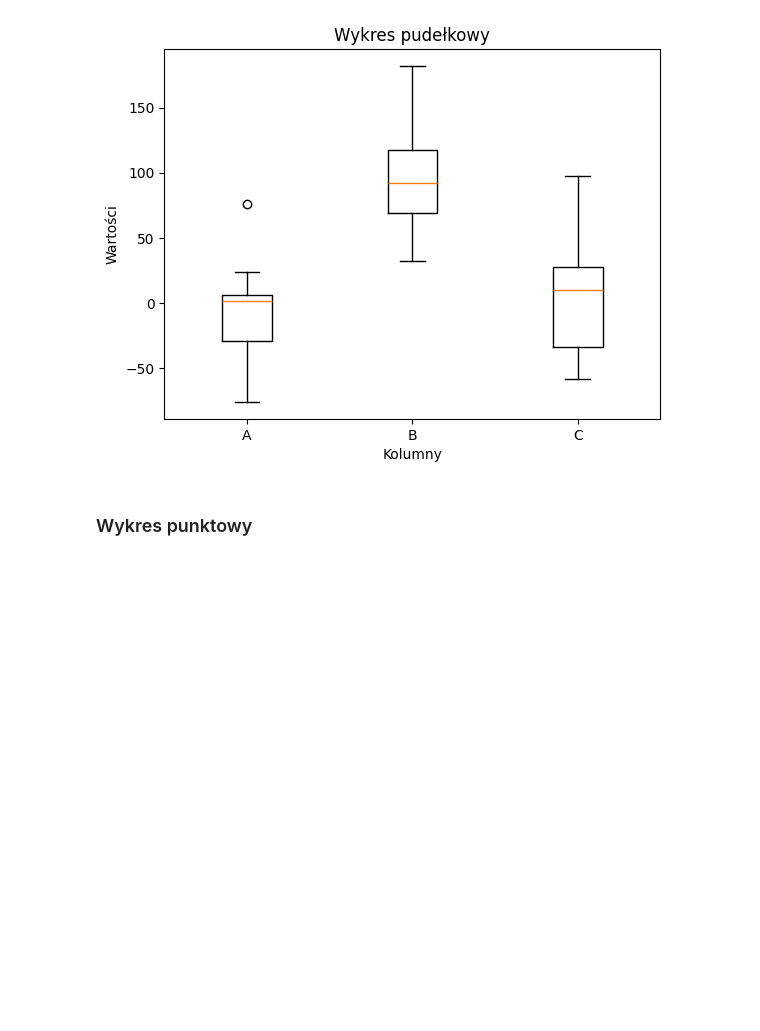
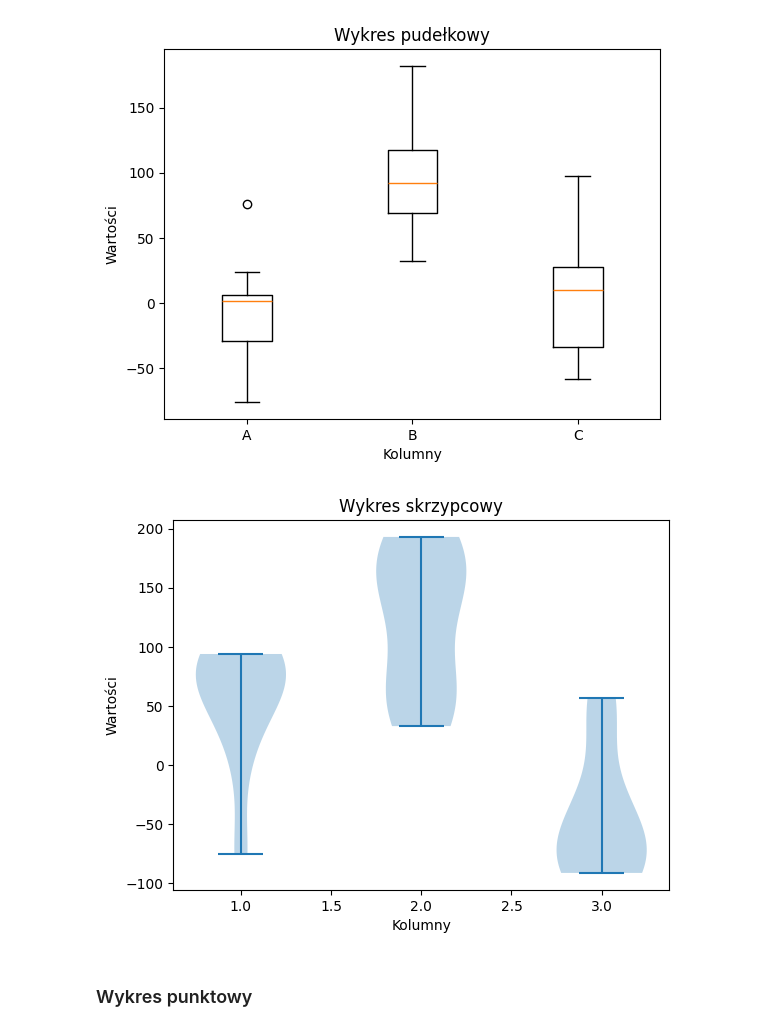
Before and after one commit to November7/AI4Youth, a Jupyter notebook: Spotkanie 2 [23.06.2025]/Graficzna reprezentacja danych/Bilbioteka Matplotlib.ipynb, the cells around one changed output. Drawn from its saved outputs; the diff is of its cells as text; code cells hidden in the pictures; blank space fills up the shorter version.

```diff
--- a/Spotkanie 2 [23.06.2025]/Graficzna reprezentacja danych/Bilbioteka Matplotlib.ipynb
+++ b/Spotkanie 2 [23.06.2025]/Graficzna reprezentacja danych/Bilbioteka Matplotlib.ipynb
@@ -170,6 +170,21 @@ pl.ylabel("Wartości")
 pl.show()
 # %% [output]
 [figure]
+# %%
+import random as rd
+num = 10
+dataFrame = pd.DataFrame({"A": [rd.randint(-100,100) for _ in range(num)],
+                          "B": [rd.randint(0,200) for _ in range(num)],
+                          "C": [rd.random()*200 - 100 for _ in range(num)]})
+
+# dataFrame.plot.box(grid='True',figsize=(10,7))
+pl.violinplot(dataFrame)
+pl.title("Wykres skrzypcowy")
+pl.xlabel("Kolumny")
+pl.ylabel("Wartości")
+pl.show()
+# %% [output]
+[figure, added]
 # %% [markdown]
 ### Wykres punktowy
 # %%
```
Also changed, not shown: 1 other file.
